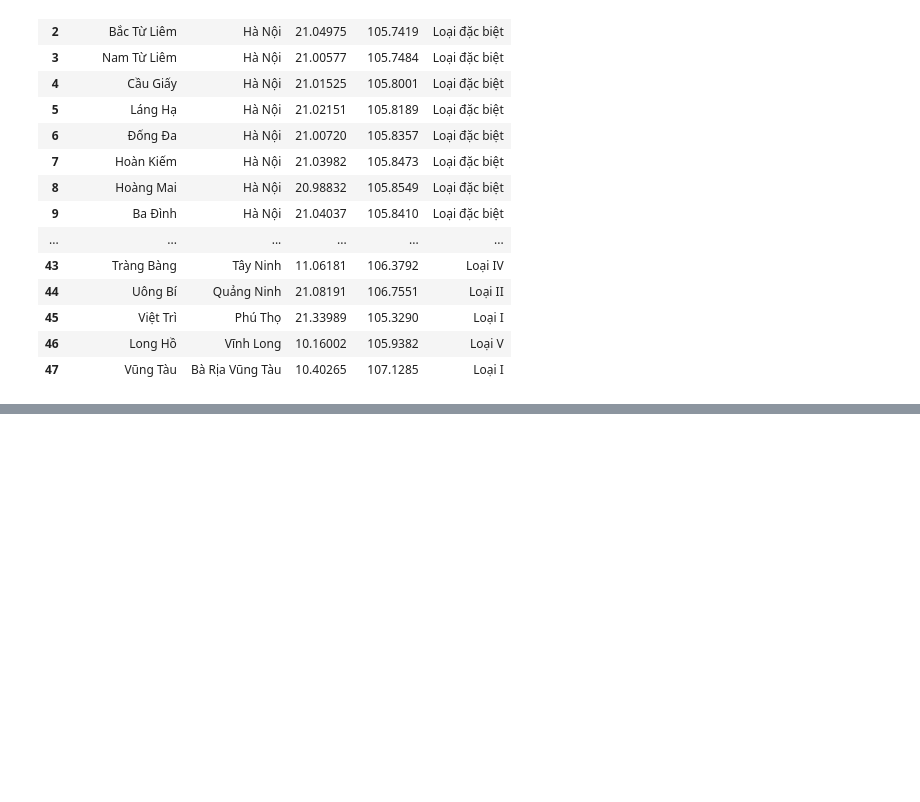
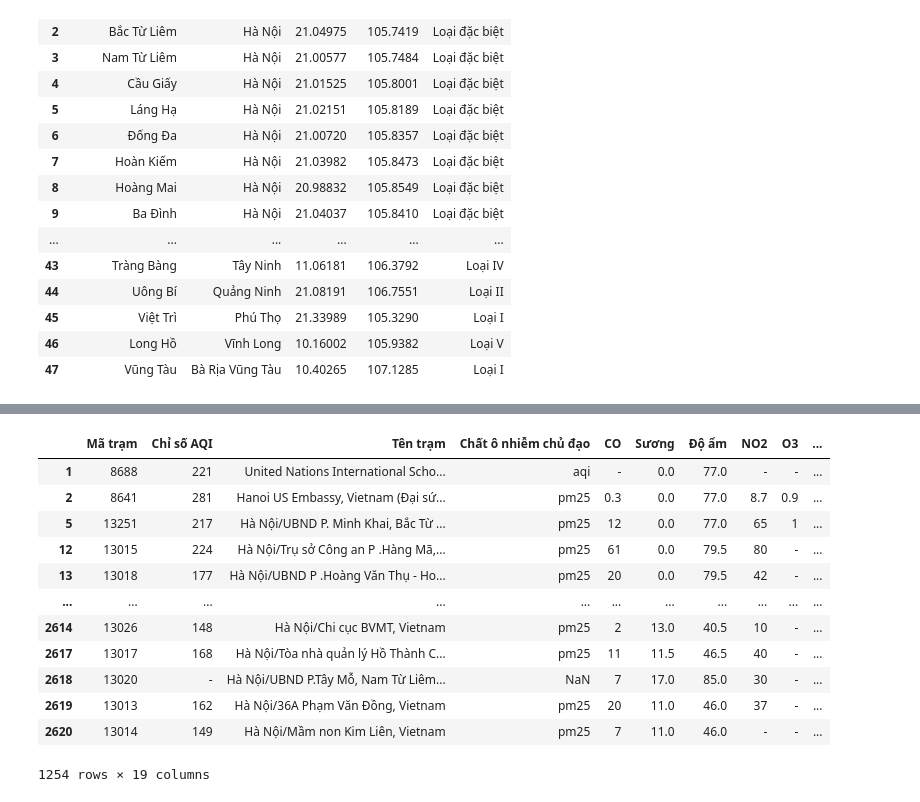
Before and after one commit to vannt263/air_quaility, a Jupyter notebook: code/process.ipynb, the cells around one changed output, grey strips where cells are left out. Saved outputs shown, nothing was run; the diff lists cells and outputs as text; code cells hidden in the pictures; blank space fills up the shorter version.

```diff
--- a/code/process.ipynb
+++ b/code/process.ipynb
@@ -92,0 +97,3 @@ df
+# %%
+df = pd.read_csv("../air_quality.csv")
+df.columns
@@ -92,0 +125,26 @@ df
+# %%
+df = df[df['Tên trạm'].str.contains('Hà Nội')]
+df[['latitude', 'longitude']] = df['Vị trí'].str.split(',', expand=True)
+
+# Chuyển đổi các giá trị sang dạng số (float)
+df['latitude'] = pd.to_numeric(df['latitude'])
+df['longitude'] = pd.to_numeric(df['longitude'])
+# df['date'] = pd.to_datetime(df['date'], format='%d/%m/%Y')
+df[['date', 'time']] = df['Thời gian cập nhật'].str.split(' ', expand=True)
+
+df = df.drop(['Vị trí', 'Thời gian cập nhật'], axis=1)
+df
+# %% [output]
+|  | Mã trạm | Chỉ số AQI | Tên trạm | Chất ô nhiễm chủ đạo | CO | Sương | Độ ẩm | NO2 | O3 | ... |
+| 1 | 8688 | 221 | United Nations International Scho... | aqi | - | 0.0 | 77.0 | - | - | ... |
+| 2 | 8641 | 281 | Hanoi US Embassy, Vietnam (Đại sứ... | pm25 | 0.3 | 0.0 | 77.0 | 8.7 | 0.9 | ... |
+| 5 | 13251 | 217 | Hà Nội/UBND P. Minh Khai, Bắc Từ ... | pm25 | 12 | 0.0 | 77.0 | 65 | 1 | ... |
+| 12 | 13015 | 224 | Hà Nội/Trụ sở Công an P .Hàng Mã,... | pm25 | 61 | 0.0 | 79.5 | 80 | - | ... |
+| 13 | 13018 | 177 | Hà Nội/UBND P .Hoàng Văn Thụ - Ho... | pm25 | 20 | 0.0 | 79.5 | 42 | - | ... |
+| ... | ... | ... | ... | ... | ... | ... | ... | ... | ... | ... |
+| 2614 | 13026 | 148 | Hà Nội/Chi cục BVMT, Vietnam | pm25 | 2 | 13.0 | 40.5 | 10 | - | ... |
+| 2617 | 13017 | 168 | Hà Nội/Tòa nhà quản lý Hồ Thành C... | pm25 | 11 | 11.5 | 46.5 | 40 | - | ... |
+| 2618 | 13020 | - | Hà Nội/UBND P.Tây Mỗ, Nam Từ Liêm... | NaN | 7 | 17.0 | 85.0 | 30 | - | ... |
+| 2619 | 13013 | 162 | Hà Nội/36A Phạm Văn Đồng, Vietnam | pm25 | 20 | 11.0 | 46.0 | 37 | - | ... |
+| 2620 | 13014 | 149 | Hà Nội/Mầm non Kim Liên, Vietnam | pm25 | 7 | 11.0 | 46.0 | - | - | ... |
+1254 rows × 19 columns
```
Also changed, not shown: parts of 5 cells of this notebook, 1 other file.
